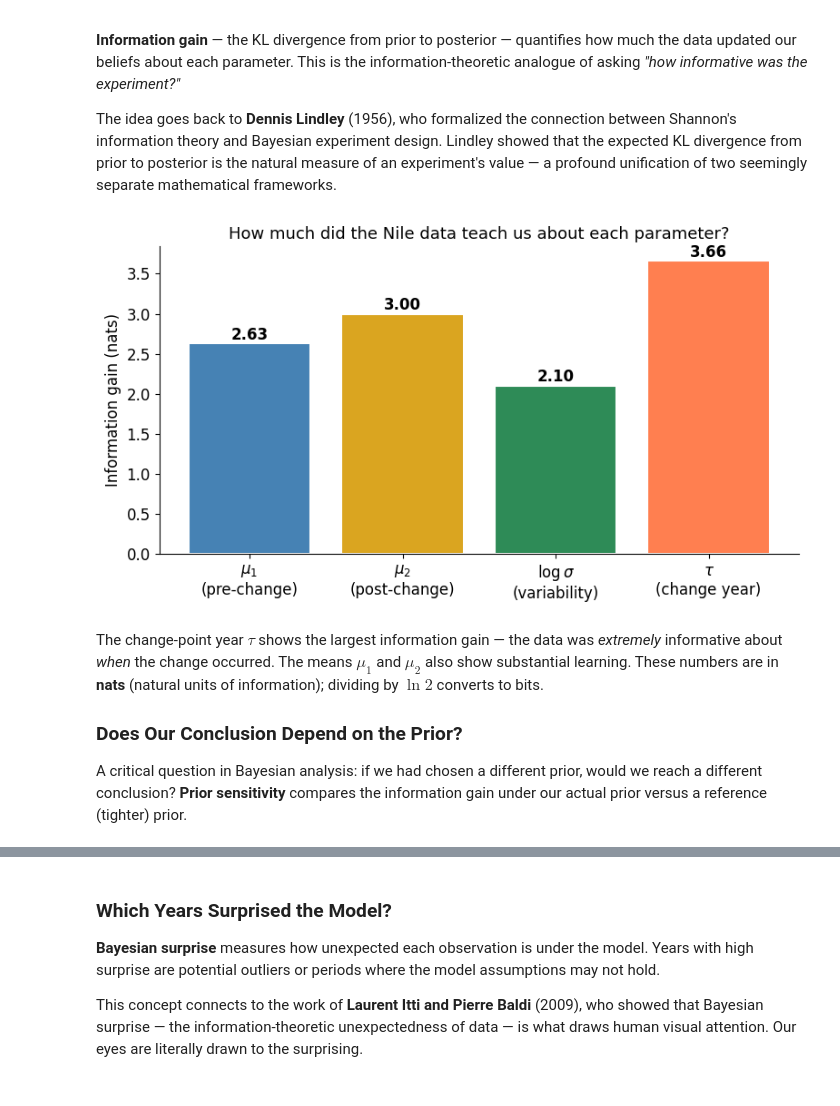
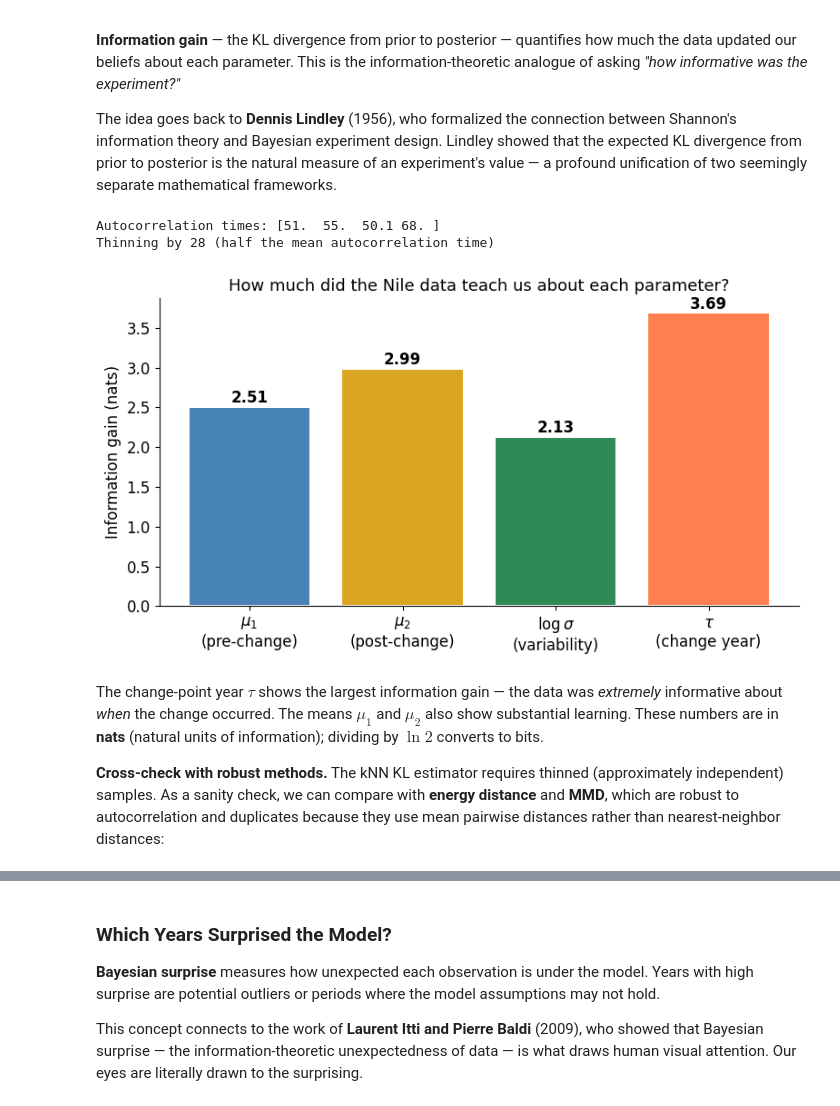
Before and after one commit to michaelnowotny/divergence, a Jupyter notebook: notebooks/Bayesian_Diagnostics.ipynb, the cells around one changed output, grey strips where cells are left out. Saved outputs shown, nothing was run; the diff lists cells and outputs as text; code cells hidden in the pictures.

```diff
--- a/notebooks/Bayesian_Diagnostics.ipynb
+++ b/notebooks/Bayesian_Diagnostics.ipynb
@@ -190,7 +190,9 @@ p0 = np.column_stack([
     rng.uniform(1885, 1910, nwalkers),    # tau
 ])
 
+# Run for 5,000 steps — long enough that thinning by the autocorrelation
+# time still leaves a healthy effective sample size.
 sampler = emcee.EnsembleSampler(nwalkers, ndim, log_probability)
-sampler.run_mcmc(p0, 2500, progress=False)
-print(f'Sampling complete: {nwalkers} walkers × 2,500 steps = {nwalkers * 2500:,} samples')
+sampler.run_mcmc(p0, 5000, progress=False)
+print(f'Sampling complete: {nwalkers} walkers × 5,000 steps = {nwalkers * 5000:,} samples')
 # %% [output]
@@ -405,12 +407,28 @@ Now we apply the full power of the `divergence` diagnostic toolkit. These tools
 The idea goes back to **Dennis Lindley** (1956), who formalized the connection between Shannon's information theory and Bayesian experiment design. Lindley showed that the expected KL divergence from prior to posterior is the natural measure of an experiment's value — a profound unification of two seemingly separate mathematical frameworks.
 # %%
 # For information gain, we need prior samples alongside the posterior.
-# Important: emcee's ~54% acceptance rate means ~46% of posterior draws are
-# exact duplicates (rejected proposals repeat the current state). These
-# duplicates inflate kNN-based KL estimates by creating artificially small
-# nearest-neighbor distances. We thin the posterior to remove this artifact.
+#
+# Important subtlety: MCMC samples are autocorrelated — when a proposal is
+# rejected, the chain repeats the current state. This is essential for
+# detailed balance (it's how high-probability states get proportionally more
+# weight). However, the kNN KL estimator assumes approximately independent
+# samples; exact duplicates from rejections create artificially small
+# nearest-neighbor distances that inflate the KL estimate.
+#
+# The standard fix: thin by the integrated autocorrelation time, which
+# yields approximately independent draws while preserving the correct
+# stationary distribution. This is the approach recommended by the emcee
+# documentation (Foreman-Mackey et al., 2013).
 
-thin = 5  # thin posterior to reduce duplicates
+try:
+    tau_acf = sampler.get_autocorr_time(quiet=True)
+    thin = max(1, int(np.mean(tau_acf) / 2))
+    print(f'Autocorrelation times: {np.round(tau_acf, 1)}')
+    print(f'Thinning by {thin} (half the mean autocorrelation time)')
+except emcee.autocorr.AutocorrError:
+    thin = 10
+    print(f'Autocorrelation time estimation failed; thinning by {thin}')
+
 n_draws_thinned = late_dict['mu1'].shape[1] // thin
 
 post_thinned = {v: late_dict[v][:, ::thin] for v in var_names}
@@ -419,37 +437,37 @@ prior_dict = {
     'mu2': rng.normal(1000, 500, (nwalkers, n_draws_thinned)),
     'log_sigma': rng.normal(np.log(150), 1.0, (nwalkers, n_draws_thinned)),
     'tau': rng.uniform(1871, 1970, (nwalkers, n_draws_thinned)),
 }
 
 idata_thinned = az.from_dict({'posterior': post_thinned})
 prior_dt = az.from_dict({'prior': prior_dict})
 
 idata_full = xr.DataTree(children={})
 for child in idata_thinned.children:
     idata_full[child] = idata_thinned[child]
 for child in prior_dt.children:
     idata_full[child] = prior_dt[child]
 
 # Compute information gain
 ig = information_gain(idata_full)
 
 fig, ax = plt.subplots(figsize=(8, 4.5))
 names_display = ['$\\mu_1$\n(pre-change)', '$\\mu_2$\n(post-change)',
                   '$\\log\\sigma$\n(variability)', '$\\tau$\n(change year)']
 colors = ['steelblue', 'goldenrod', 'seagreen', 'coral']
 values = [ig[v] for v in var_names]
 ax.bar(names_display, values, color=colors, edgecolor='white', linewidth=1.5)
 for i, v in enumerate(values):
     ax.text(i, v + 0.05, f'{v:.2f}', ha='center', fontsize=12, fontweight='bold')
 ax.set_ylabel('Information gain (nats)')
 ax.set_title('How much did the Nile data teach us about each parameter?', fontsize=13)
 plt.tight_layout()
 plt.show()
 # %% [output]
+Autocorrelation times: [51.  55.  50.1 68. ]
+Thinning by 28 (half the mean autocorrelation time)
-[figure, old version]
+[figure, new version]
 # %% [markdown]
 The change-point year $\tau$ shows the largest information gain — the data was *extremely* informative about *when* the change occurred. The means $\mu_1$ and $\mu_2$ also show substantial learning. These numbers are in **nats** (natural units of information); dividing by $\ln 2$ converts to bits.
 
-### Does Our Conclusion Depend on the Prior?
-
-A critical question in Bayesian analysis: if we had chosen a different prior, would we reach a different conclusion? **Prior sensitivity** compares the information gain under our actual prior versus a reference (tighter) prior.
+**Cross-check with robust methods.** The kNN KL estimator requires thinned (approximately independent) samples. As a sanity check, we can compare with **energy distance** and **MMD**, which are robust to autocorrelation and duplicates because they use mean pairwise distances rather than nearest-neighbor distances:
```
Also changed, not shown: parts of 10 cells of this notebook.
